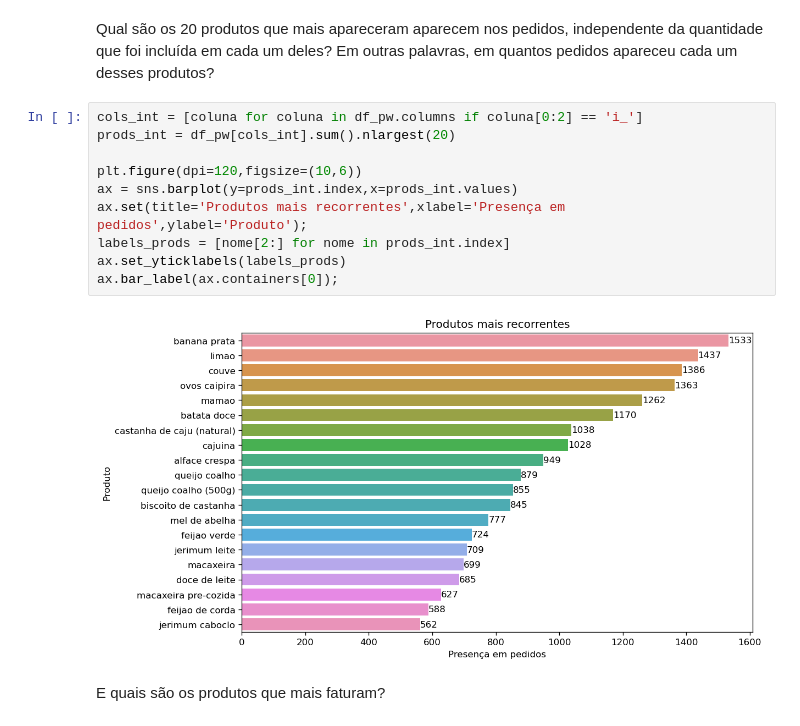
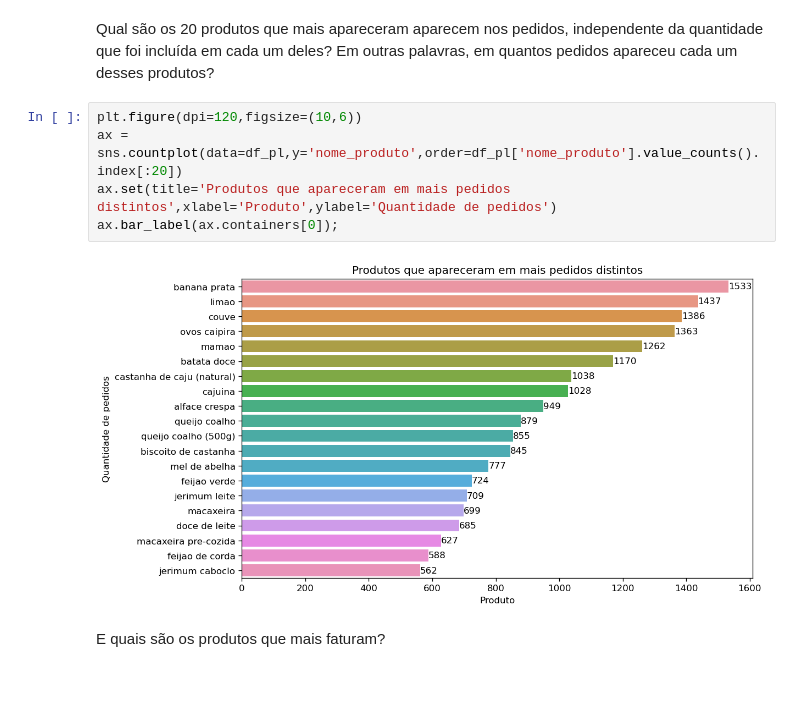
Before and after one commit to lgalicki/tcc-pos-ciecia-de-dados-pucmg, a Jupyter notebook: 2 - Análise e Exploração dos Dados.ipynb, the cells around one changed output. Drawn from its saved outputs; the diff is of its cells as text; blank space fills up the shorter version.

Commit message:
Troca das primeiras análises em NB2. Ao invés de ler DataFrame wide, está sendo usando DataFrame long.

```diff
--- a/2 - Análise e Exploração dos Dados.ipynb
+++ b/2 - Análise e Exploração dos Dados.ipynb
@@ -48,17 +48,12 @@ ax.set(xlabel='Ocorrências',ylabel='Categoria',title='Categorias mais populares
 ## Análise de dados de pedidos
 # %% [markdown]
 Qual são os 20 produtos que mais apareceram aparecem nos pedidos, independente da quantidade que foi incluída em cada um deles? Em outras palavras, em quantos pedidos apareceu cada um desses produtos?
-# %%
-cols_int = [coluna for coluna in df_pw.columns if coluna[0:2] == 'i_']
-prods_int = df_pw[cols_int].sum().nlargest(20)
-
-plt.figure(dpi=120,figsize=(10,6))
-ax = sns.barplot(y=prods_int.index,x=prods_int.values)
-ax.set(title='Produtos mais recorrentes',xlabel='Presença em pedidos',ylabel='Produto');
-labels_prods = [nome[2:] for nome in prods_int.index]
-ax.set_yticklabels(labels_prods)
-ax.bar_label(ax.containers[0]);
-# %% [output]
-[figure, removed]
+# %%
+plt.figure(dpi=120,figsize=(10,6))
+ax = sns.countplot(data=df_pl,y='nome_produto',order=df_pl['nome_produto'].value_counts().index[:20])
+ax.set(title='Produtos que apareceram em mais pedidos distintos',xlabel='Produto',ylabel='Quantidade de pedidos')
+ax.bar_label(ax.containers[0]);
+# %% [output]
+[figure, added]
 # %% [markdown]
 E quais são os produtos que mais faturam?
```
Also changed, not shown: parts of 5 cells of this notebook.
